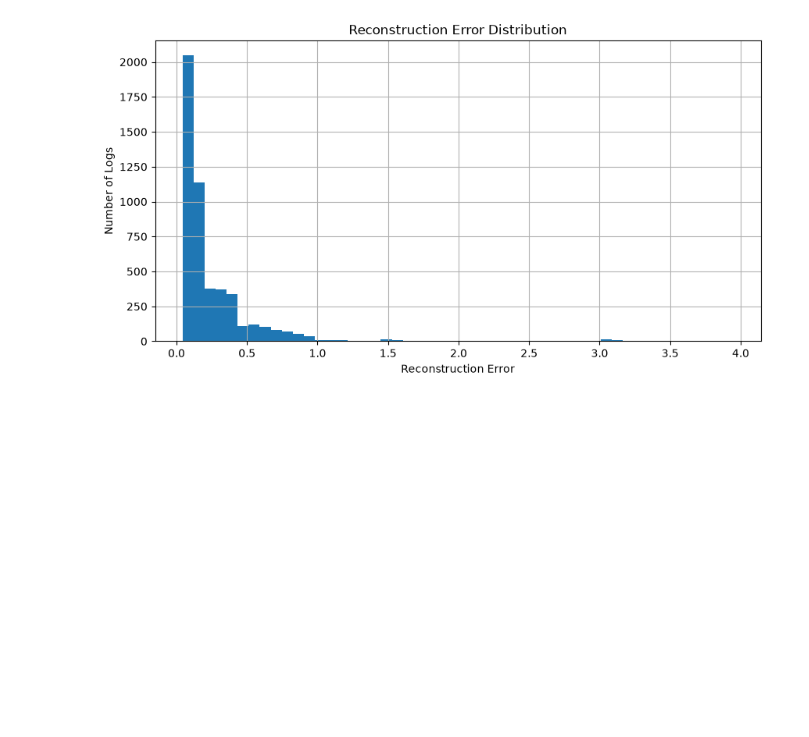
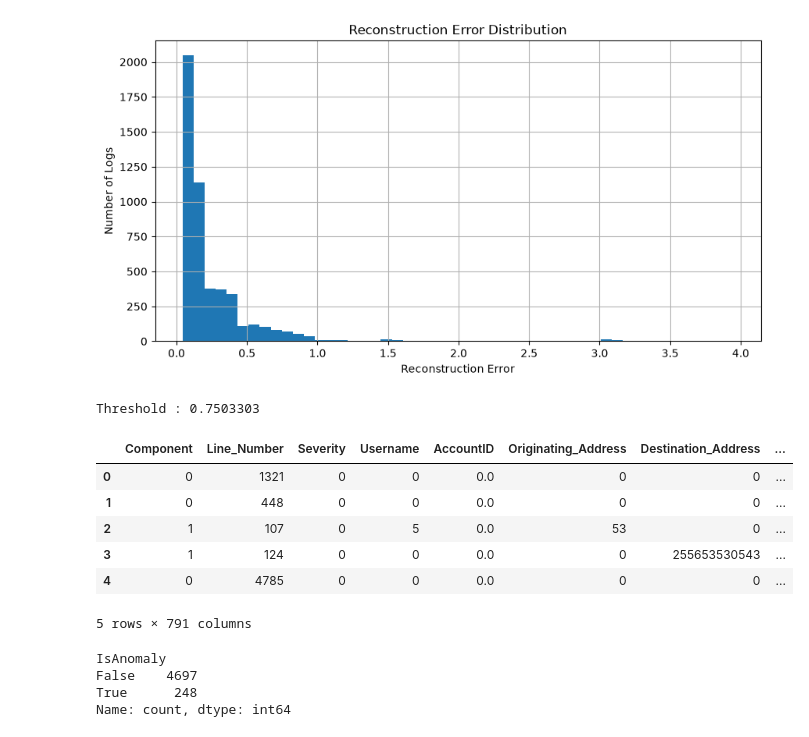
Before and after one commit to connectwithvanshika/LogAI, a Jupyter notebook: notebooks/03_AutoEncoder.ipynb, the cells around one changed output. Cells and saved outputs as stored; diff of their text form; code cells hidden in the pictures; blank space fills up the shorter version.

Commit message:
detected and added count anomalies

```diff
--- a/notebooks/03_AutoEncoder.ipynb
+++ b/notebooks/03_AutoEncoder.ipynb
@@ -542,3 +542,47 @@ plt.grid(True)
 plt.show()
 # %% [output]
 [figure]
+# %%
+# ==========================================
+# Anomaly Threshold
+# ==========================================
+
+threshold = np.percentile(
+    reconstruction_error,
+    95
+)
+
+print("Threshold :", threshold)
+# %% [output]
+Threshold : 0.7503303
+# %%
+# ==========================================
+# Detect Anomalies
+# ==========================================
+
+df["AnomalyScore"] = reconstruction_error
+
+df["IsAnomaly"] = (
+    reconstruction_error > threshold
+)
+
+df.head()
+# %% [output]
+|  | Component | Line_Number | Severity | Username | AccountID | Originating_Address | Destination_Address | ... |
+| 0 | 0 | 1321 | 0 | 0 | 0.0 | 0 | 0 | ... |
+| 1 | 0 | 448 | 0 | 0 | 0.0 | 0 | 0 | ... |
+| 2 | 1 | 107 | 0 | 5 | 0.0 | 53 | 0 | ... |
+| 3 | 1 | 124 | 0 | 0 | 0.0 | 0 | 255653530543 | ... |
+| 4 | 0 | 4785 | 0 | 0 | 0.0 | 0 | 0 | ... |
+5 rows × 791 columns
+# %%
+# ==========================================
+# Count Anomalies
+# ==========================================
+
+print(df["IsAnomaly"].value_counts())
+# %% [output]
+IsAnomaly
+False    4697
+True      248
+Name: count, dtype: int64
```
